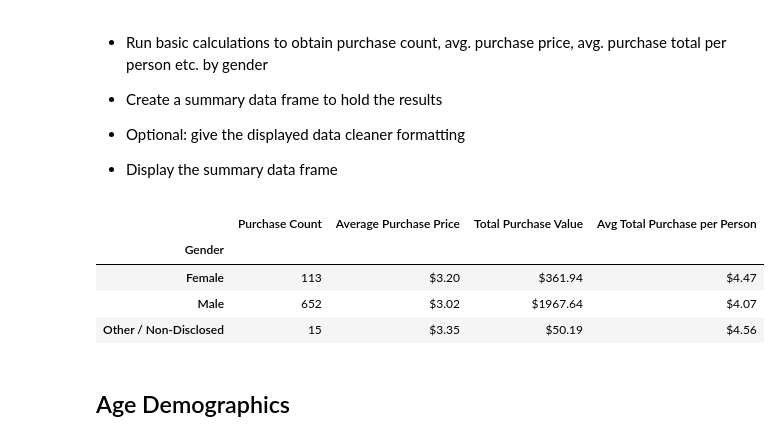
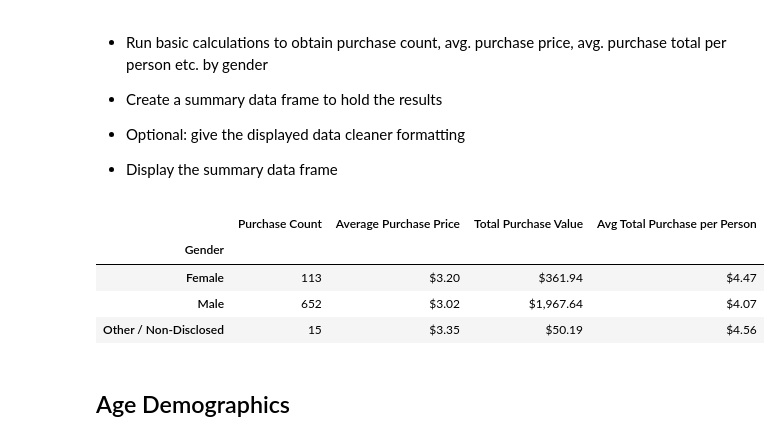
Before and after one commit to fasahathsyeda/pandas-challenge, a Jupyter notebook: HeroesOfPymoli/HeroesOfPymoli.ipynb, the cells around one changed output. Drawn from its saved outputs; the diff is of its cells as text; code cells hidden in the pictures.

```diff
--- a/HeroesOfPymoli/HeroesOfPymoli.ipynb
+++ b/HeroesOfPymoli/HeroesOfPymoli.ipynb
@@ -134,20 +134,20 @@ gender_demographics.style.hide_index()
 # %%
 gender_group=purchase_data.groupby(["Gender"])
 gender_group.head()
 purchase_analysis_gender=pd.DataFrame()
 purchase_analysis_gender["Purchase Count"]=gender_group["Purchase ID"].count()
 
 
 purchase_analysis_gender["Average Purchase Price"]=(gender_group["Price"].mean()).map("${:.2f}".format)
-purchase_analysis_gender["Total Purchase Value"]=(gender_group["Price"].sum()).map("${:.2f}".format)
+purchase_analysis_gender["Total Purchase Value"]=(gender_group["Price"].sum()).map("${:,.2f}".format)
 
 purchase_analysis_gender["Avg Total Purchase per Person"]=(gender_group["Price"].sum()/gender_group_unique["Gender"].count()).map("${:.2f}".format)
 purchase_analysis_gender
 # %% [output]
 |  | Purchase Count | Average Purchase Price | Total Purchase Value | Avg Total Purchase per Person |
 | Gender |  |  |  |  |
 | Female | 113 | $3.20 | $361.94 | $4.47 |
-| Male | 652 | $3.02 | $1967.64 | $4.07 |
+| Male | 652 | $3.02 | $1,967.64 | $4.07 |
 | Other / Non-Disclosed | 15 | $3.35 | $50.19 | $4.56 |
 # %% [markdown]
 ## Age Demographics
```
Also changed, not shown: parts of 3 cells of this notebook.
